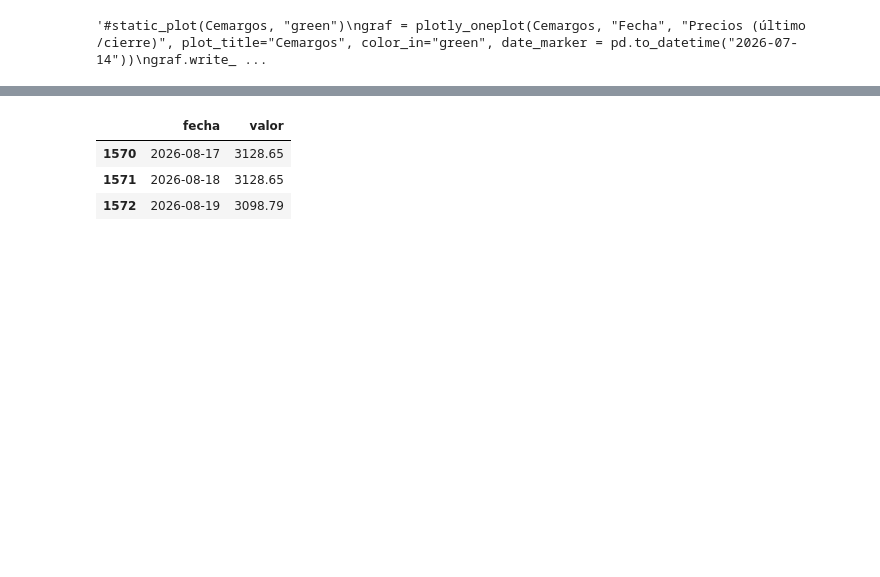
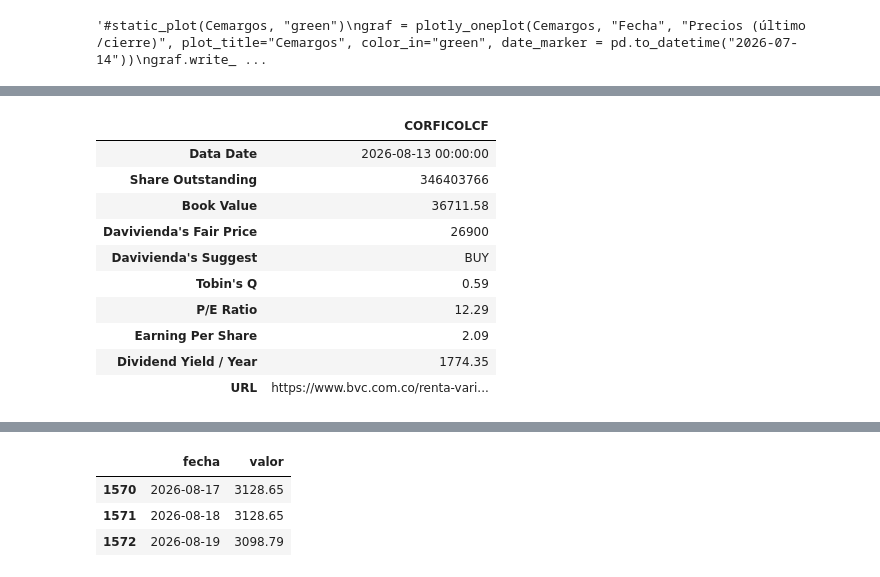
Before and after one commit to Yilap88/Colombia_finance, a Jupyter notebook: Figures/AccionesColombia.ipynb, the cells around one changed output, grey strips where cells are left out. Drawn from its saved outputs; the diff is of its cells as text; code cells hidden in the pictures; blank space fills up the shorter version.

Commit message:
Davivienda fair stock price and suggestions was added to company table, stock data was updated

```diff
--- a/Figures/AccionesColombia.ipynb
+++ b/Figures/AccionesColombia.ipynb
@@ -38,6 +38,8 @@ Isa = data[data["Nemotécnico"] == "ISA"]
 PFaval = data[data["Nemotécnico"] == "PFAVAL"]
 PFDavigroup = data[data["Nemotécnico"] == "PFDAVIGRP"]
 COLCAP = data[data["Nemotécnico"] == "ICOLCAP"]
+GEB = data[data["Nemotécnico"] == "GEB"]
+CORFICOL = data[data["Nemotécnico"] == "CORFICOLCF"]
 # %%
 datainput = pd.read_excel(f"{PROJECT_DIR}/Data/colombia_company_data/table_Input.xlsx", index_col= 0)
 # %%
@@ -92,6 +98,20 @@ plot2(PFCemargos, "PFCEMARGOS", "green")
 | Earning Per Share | 390.26 |
 | Dividend Yield / Year | 580 |
 | URL | https://www.bvc.com.co/renta-vari... |
+# %%
+plot2(CORFICOL, "CORFICOLCF", "gray")
+# %% [output]
+|  | CORFICOLCF |
+| Data Date | 2026-08-13 00:00:00 |
+| Share Outstanding | 346403766 |
+| Book Value | 36711.58 |
+| Davivienda's Fair Price | 26900 |
+| Davivienda's Suggest | BUY |
+| Tobin's Q | 0.59 |
+| P/E Ratio | 12.29 |
+| Earning Per Share | 2.09 |
+| Dividend Yield / Year | 1774.35 |
+| URL | https://www.bvc.com.co/renta-vari... |
 # %%
 #static_plot(Cemargos, "green")
 #plotly_oneplot(Grupoargos, "Fecha", "Precios (último /cierre)", plot_title="Grupo Argos", color_in="green", date_marker = pd.to_datetime("2026-07-14"))
```
Also changed, not shown: parts of 10 cells of this notebook, 3 other files.
